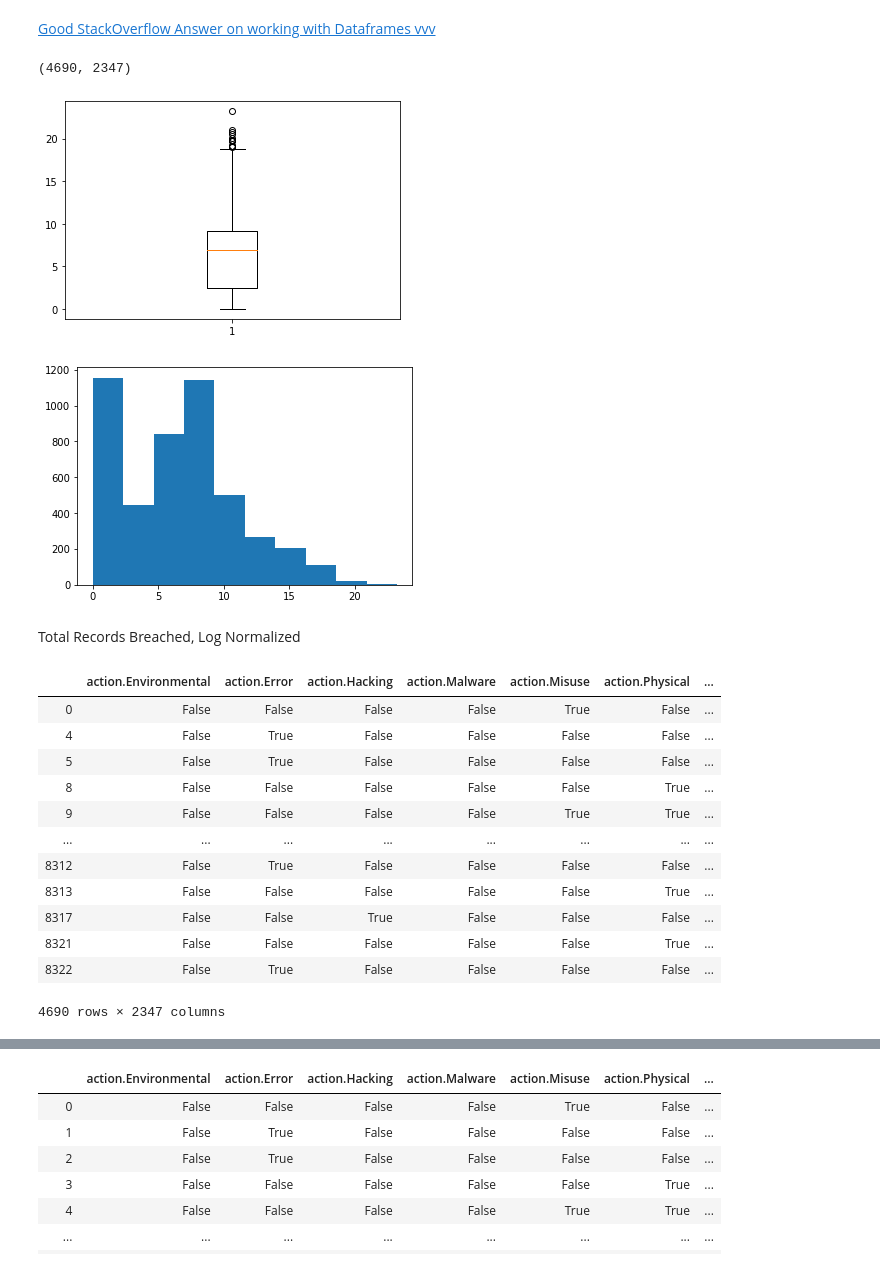
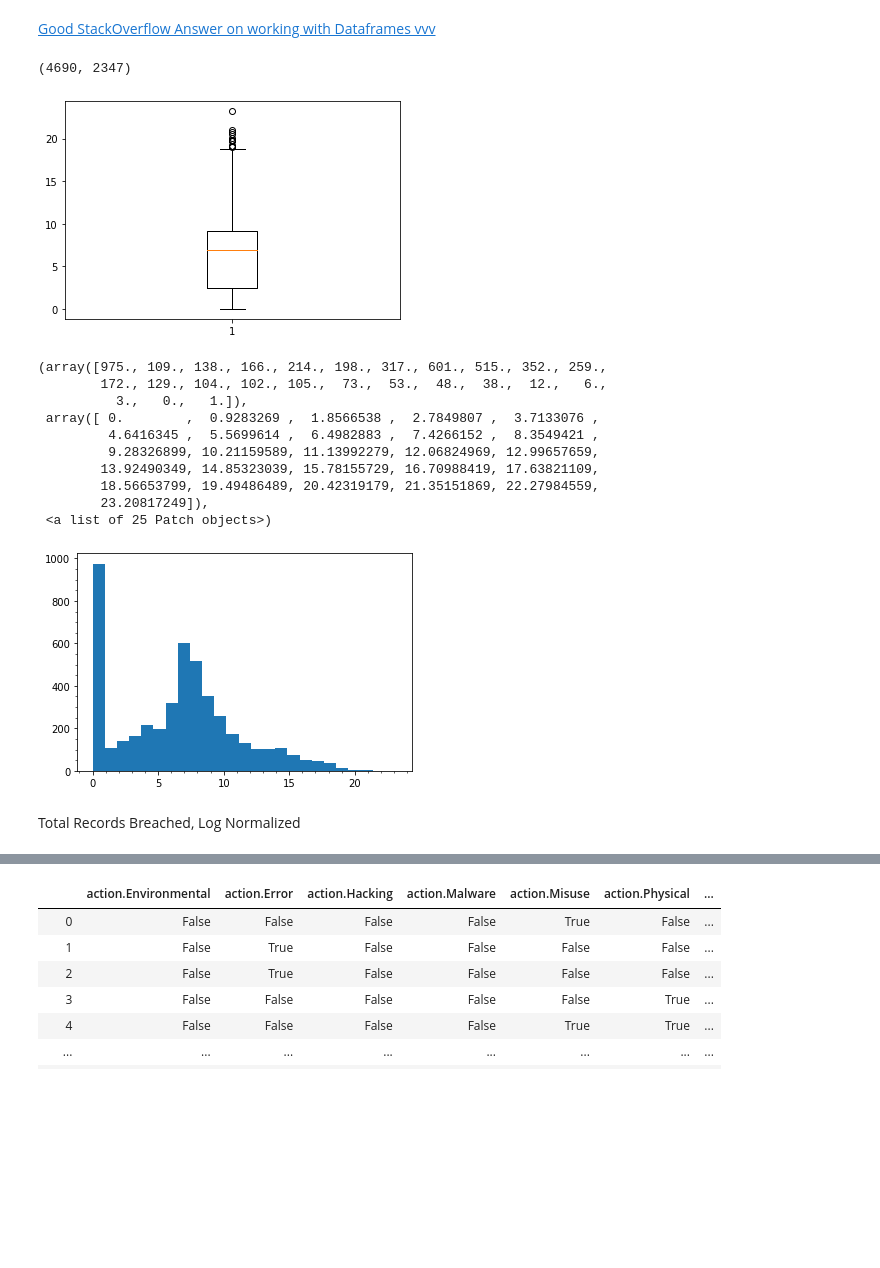
Before and after one commit to ethanpaek/CloudBleed_Project_2019, a Jupyter notebook: vcdb_parse.ipynb, the cells around one changed output, grey strips where cells are left out. Cells and saved outputs as stored; diff of their text form; code cells hidden in the pictures; blank space fills up the shorter version.

```diff
--- a/vcdb_parse.ipynb
+++ b/vcdb_parse.ipynb
@@ -29,36 +30,27 @@ Finished building VERIS DataFrame
 [Good StackOverflow Answer on working with Dataframes vvv](https://stackoverflow.com/questions/17071871/how-to-select-rows-from-a-dataframe-based-on-column-values)
 # %%
 import matplotlib.pyplot as plt
-vdf.rename(columns={"attribute.confidentiality.data_total": "records_lost"}, inplace=True)
+vdf.rename(columns={'attribute.confidentiality.data_total': 'records_lost'}, inplace=True)
 vdf
 vdf_loss = vdf.dropna(subset=["records_lost"])
 plt.boxplot(np.log(vdf_loss["records_lost"]))
 print(vdf_loss.shape)
 plt.show()
-plt.hist(np.log(vdf_loss["records_lost"]))
-plt.show()
+plt.minorticks_on()
+plt.hist(np.log(vdf_loss["records_lost"]), bins = 25)
 # %% [output]
 (4690, 2347)
 [figure]
+(array([975., 109., 138., 166., 214., 198., 317., 601., 515., 352., 259.,
+        172., 129., 104., 102., 105.,  73.,  53.,  48.,  38.,  12.,   6.,
+          3.,   0.,   1.]),
+ array([ 0.        ,  0.9283269 ,  1.8566538 ,  2.7849807 ,  3.7133076 ,
+         4.6416345 ,  5.5699614 ,  6.4982883 ,  7.4266152 ,  8.3549421 ,
+         9.28326899, 10.21159589, 11.13992279, 12.06824969, 12.99657659,
+        13.92490349, 14.85323039, 15.78155729, 16.70988419, 17.63821109,
+        18.56653799, 19.49486489, 20.42319179, 21.35151869, 22.27984559,
+        23.20817249]),
+ <a list of 25 Patch objects>)
-[figure, old version]
+[figure, new version]
 # %% [markdown]
 Total Records Breached, Log Normalized
-# %%
-vdf_loss
-# plt.hist(vdf_loss['victim.employee_count'])
-# df_action = vdf_loss.loc[:, vdf_loss.columns.str.startswith('action')]
-# df_action
-# %% [output]
-|  | action.Environmental | action.Error | action.Hacking | action.Malware | action.Misuse | action.Physical | ... |
-| 0 | False | False | False | False | True | False | ... |
-| 4 | False | True | False | False | False | False | ... |
-| 5 | False | True | False | False | False | False | ... |
-| 8 | False | False | False | False | False | True | ... |
-| 9 | False | False | False | False | True | True | ... |
-| ... | ... | ... | ... | ... | ... | ... | ... |
-| 8312 | False | True | False | False | False | False | ... |
-| 8313 | False | False | False | False | False | True | ... |
-| 8317 | False | False | True | False | False | False | ... |
-| 8321 | False | False | False | False | False | True | ... |
-| 8322 | False | True | False | False | False | False | ... |
-4690 rows × 2347 columns
```
Also changed, not shown: parts of 4 cells of this notebook.
